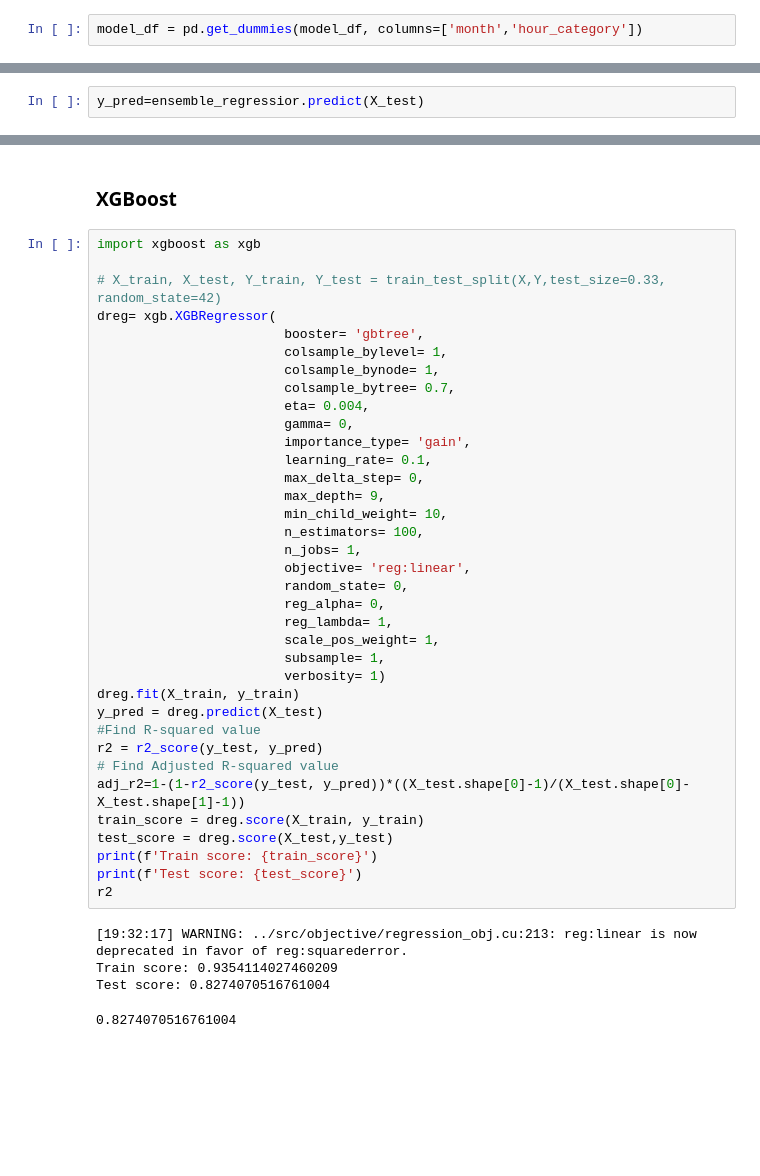
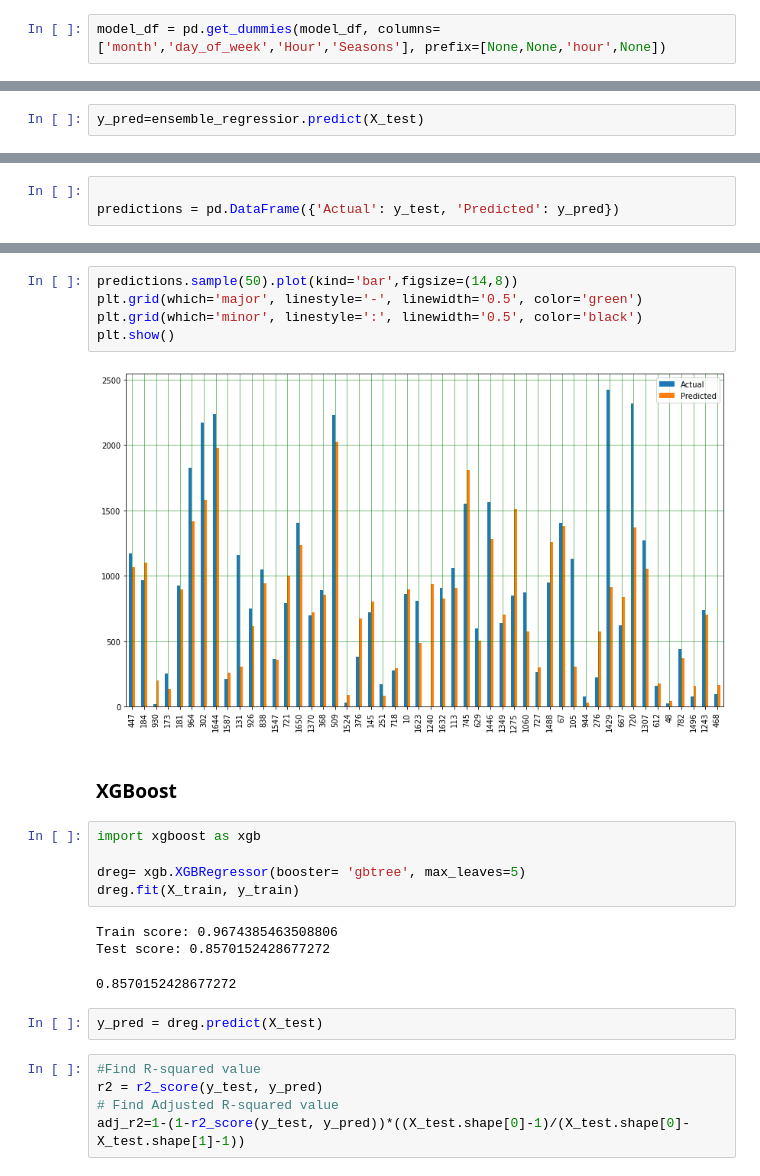
Before and after one commit to PrashantShrivastava1612/Bike-Sharing-Demand-Prediction, a Jupyter notebook: Bike_Sharing_Demand_Prediction.ipynb, the cells around one changed output, grey strips where cells are left out. Saved outputs shown, nothing was run; the diff lists cells and outputs as text; blank space fills up the shorter version.

```diff
--- a/Bike_Sharing_Demand_Prediction.ipynb
+++ b/Bike_Sharing_Demand_Prediction.ipynb
@@ -627,5 +628,5 @@ plt.show()
 # %%
-model_df = pd.get_dummies(model_df, columns=['month','hour_category'])
+model_df = pd.get_dummies(model_df, columns=['month','day_of_week','Hour','Seasons'], prefix=[None,None,'hour',None])
 # %%
 model_df.columns
 # %% [output]
@@ -740,0 +847,3 @@ RMSE : 275.31968075589816
+# %%
+
+predictions = pd.DataFrame({'Actual': y_test, 'Predicted': y_pred})
@@ -741,43 +866,25 @@ RMSE : 275.31968075589816
+# %%
+predictions.sample(50).plot(kind='bar',figsize=(14,8))
+plt.grid(which='major', linestyle='-', linewidth='0.5', color='green')
+plt.grid(which='minor', linestyle=':', linewidth='0.5', color='black')
+plt.show()
+# %% [output]
+[figure, added]
 # %% [markdown]
 ### **XGBoost**
-# %%
-import xgboost as xgb
-
-# X_train, X_test, Y_train, Y_test = train_test_split(X,Y,test_size=0.33, random_state=42)
-dreg= xgb.XGBRegressor(
-                        booster= 'gbtree',
-                        colsample_bylevel= 1,
-                        colsample_bynode= 1,
-                        colsample_bytree= 0.7,
-                        eta= 0.004,
-                        gamma= 0,
-                        importance_type= 'gain',
-                        learning_rate= 0.1,
-                        max_delta_step= 0,
-                        max_depth= 9,
-                        min_child_weight= 10,
-                        n_estimators= 100,
-                        n_jobs= 1,
-                        objective= 'reg:linear',
-                        random_state= 0,
-                        reg_alpha= 0,
-                        reg_lambda= 1,
-                        scale_pos_weight= 1,
-                        subsample= 1,
-                        verbosity= 1)
-dreg.fit(X_train, y_train)
-y_pred = dreg.predict(X_test)
-#Find R-squared value
-r2 = r2_score(y_test, y_pred)
-# Find Adjusted R-squared value
-adj_r2=1-(1-r2_score(y_test, y_pred))*((X_test.shape[0]-1)/(X_test.shape[0]-X_test.shape[1]-1))
-train_score = dreg.score(X_train, y_train)
-test_score = dreg.score(X_test,y_test)
-print(f'Train score: {train_score}')
-print(f'Test score: {test_score}')
-r2
-# %% [output]
-[19:32:17] WARNING: ../src/objective/regression_obj.cu:213: reg:linear is now deprecated in favor of reg:squarederror.
-Train score: 0.9354114027460209
-Test score: 0.8274070516761004
-0.8274070516761004
+# %%
+import xgboost as xgb
+
+dreg= xgb.XGBRegressor(booster= 'gbtree', max_leaves=5)
+dreg.fit(X_train, y_train)
+# %% [output]
+Train score: 0.9674385463508806
+Test score: 0.8570152428677272
+0.8570152428677272
+# %%
+y_pred = dreg.predict(X_test)
+# %%
+#Find R-squared value
+r2 = r2_score(y_test, y_pred)
+# Find Adjusted R-squared value
+adj_r2=1-(1-r2_score(y_test, y_pred))*((X_test.shape[0]-1)/(X_test.shape[0]-X_test.shape[1]-1))
```
Also changed, not shown: parts of 60 cells of this notebook.
